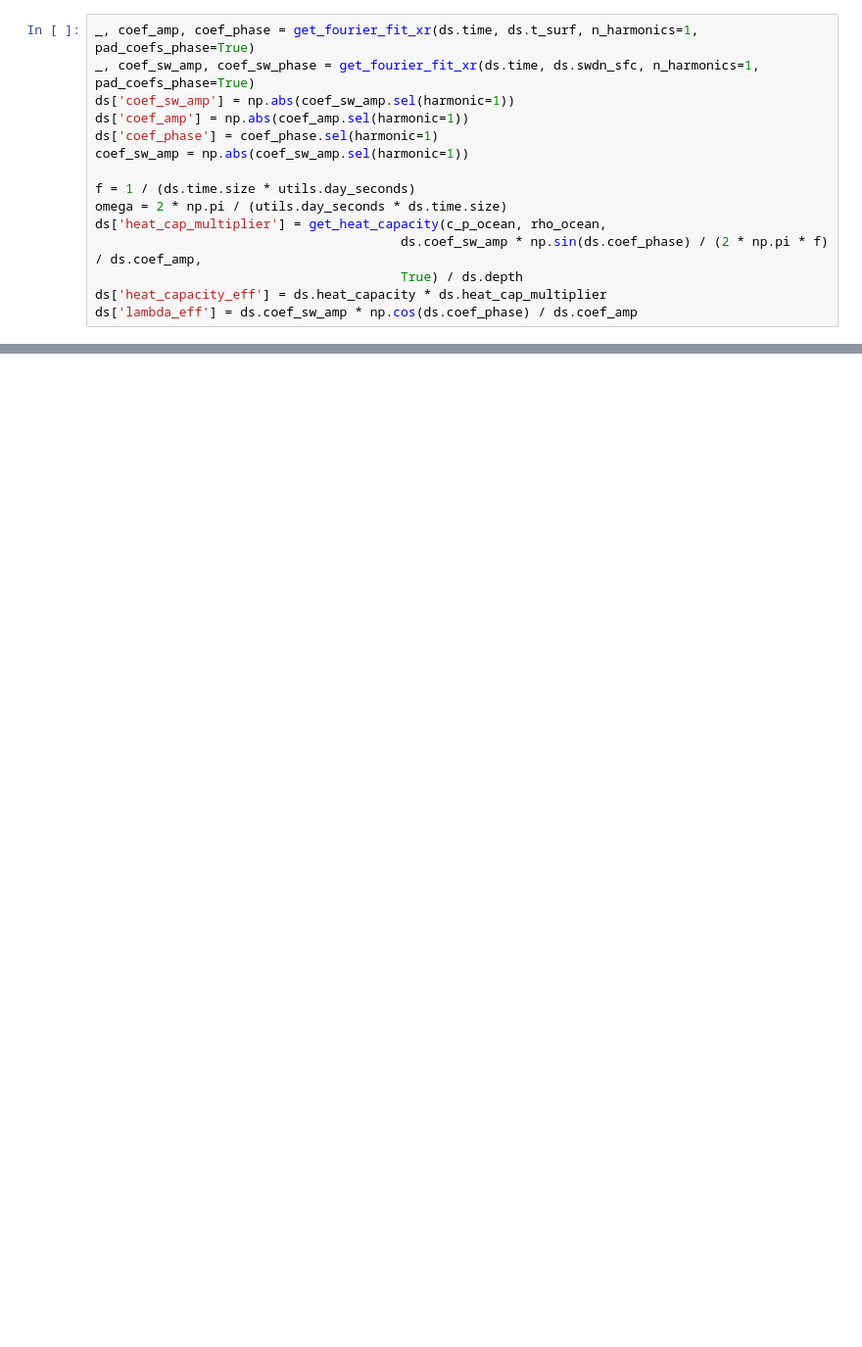
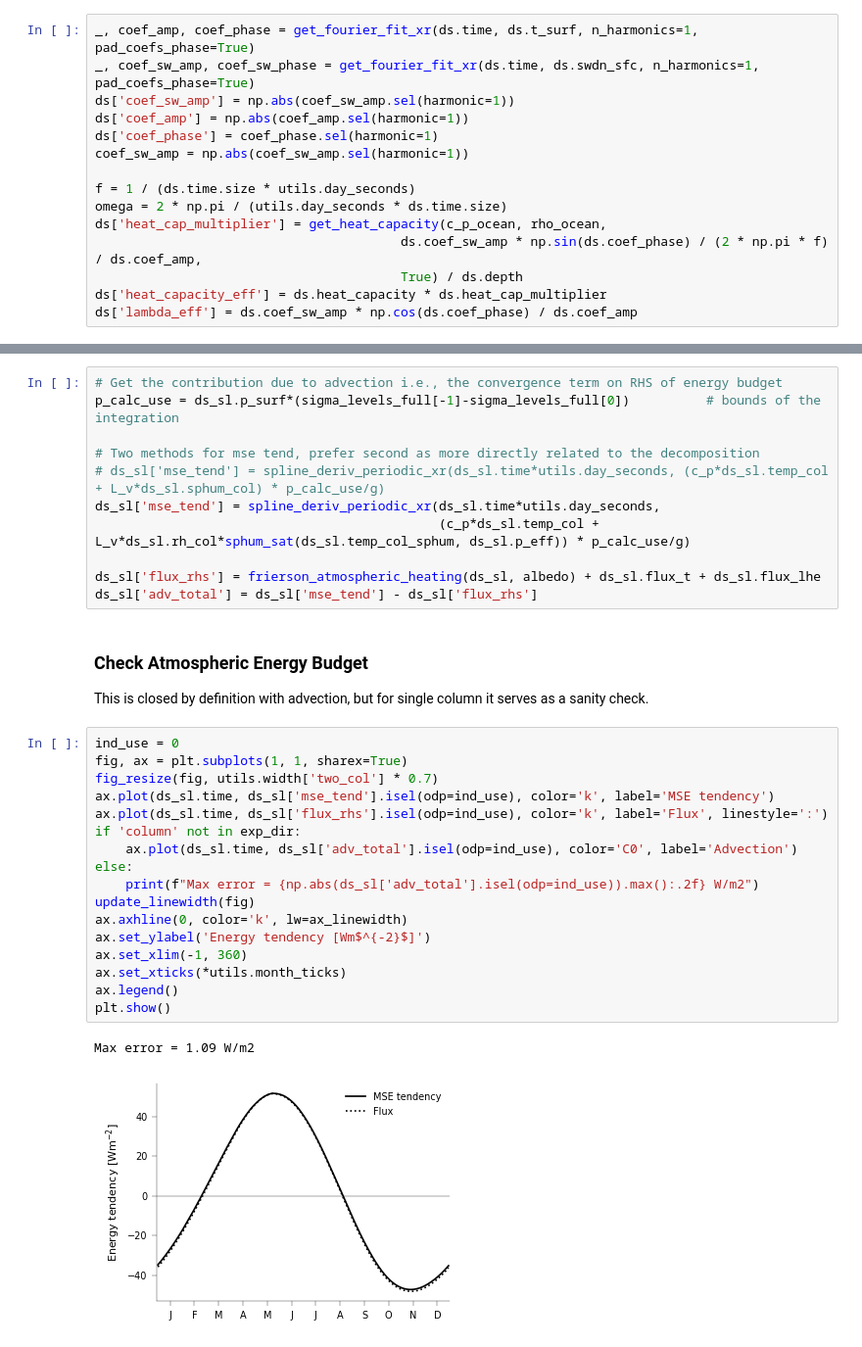
Before and after one commit to jduffield65/Isca, a Jupyter notebook: jobs/thesis_season/vary_odp.ipynb, the cells around one changed output, grey strips where cells are left out. Shown at 98% size. Saved outputs shown, nothing was run; the diff lists cells and outputs as text; blank space fills up the shorter version.

```diff
--- a/jobs/thesis_season/vary_odp.ipynb
+++ b/jobs/thesis_season/vary_odp.ipynb
@@ -145,0 +222,34 @@ plt.show()
+# %%
+# Get the contribution due to advection i.e., the convergence term on RHS of energy budget
+p_calc_use = ds_sl.p_surf*(sigma_levels_full[-1]-sigma_levels_full[0])          # bounds of the integration
+
+# Two methods for mse tend, prefer second as more directly related to the decomposition
+# ds_sl['mse_tend'] = spline_deriv_periodic_xr(ds_sl.time*utils.day_seconds, (c_p*ds_sl.temp_col + L_v*ds_sl.sphum_col) * p_calc_use/g)
+ds_sl['mse_tend'] = spline_deriv_periodic_xr(ds_sl.time*utils.day_seconds,
+                                             (c_p*ds_sl.temp_col + L_v*ds_sl.rh_col*sphum_sat(ds_sl.temp_col_sphum, ds_sl.p_eff)) * p_calc_use/g)
+
+ds_sl['flux_rhs'] = frierson_atmospheric_heating(ds_sl, albedo) + ds_sl.flux_t + ds_sl.flux_lhe
+ds_sl['adv_total'] = ds_sl['mse_tend'] - ds_sl['flux_rhs']
+# %% [markdown]
+### Check Atmospheric Energy Budget
+This is closed by definition with advection, but for single column it serves as a sanity check.
+# %%
+ind_use = 0
+fig, ax = plt.subplots(1, 1, sharex=True)
+fig_resize(fig, utils.width['two_col'] * 0.7)
+ax.plot(ds_sl.time, ds_sl['mse_tend'].isel(odp=ind_use), color='k', label='MSE tendency')
+ax.plot(ds_sl.time, ds_sl['flux_rhs'].isel(odp=ind_use), color='k', label='Flux', linestyle=':')
+if 'column' not in exp_dir:
+    ax.plot(ds_sl.time, ds_sl['adv_total'].isel(odp=ind_use), color='C0', label='Advection')
+else:
+    print(f"Max error = {np.abs(ds_sl['adv_total'].isel(odp=ind_use)).max():.2f} W/m2")
+update_linewidth(fig)
+ax.axhline(0, color='k', lw=ax_linewidth)
+ax.set_ylabel('Energy tendency [Wm$^{-2}$]')
+ax.set_xlim(-1, 360)
+ax.set_xticks(*utils.month_ticks)
+ax.legend()
+plt.show()
+# %% [output]
+Max error = 1.09 W/m2
+[figure, added]
```
Also changed, not shown: parts of 10 cells of this notebook, 4 other files.
